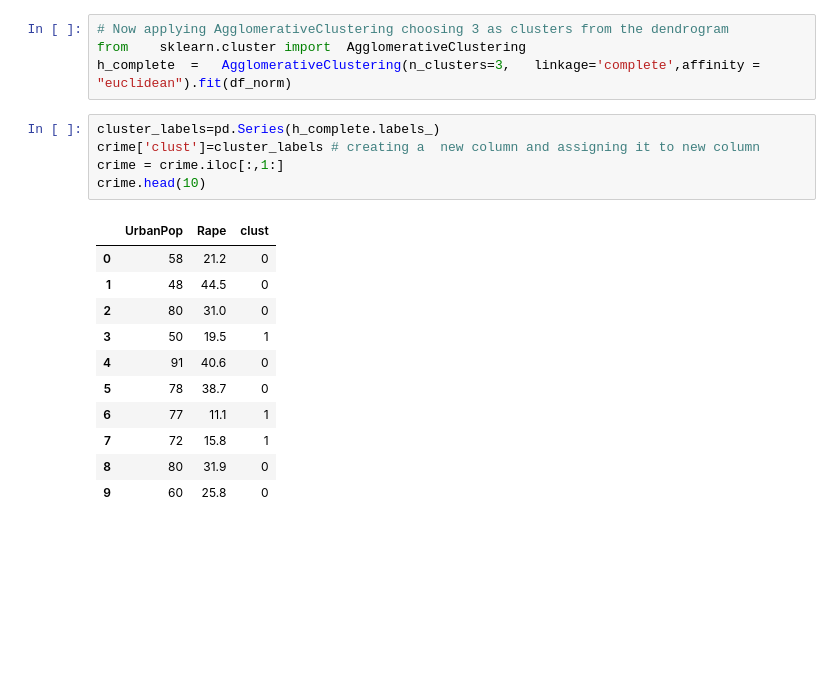
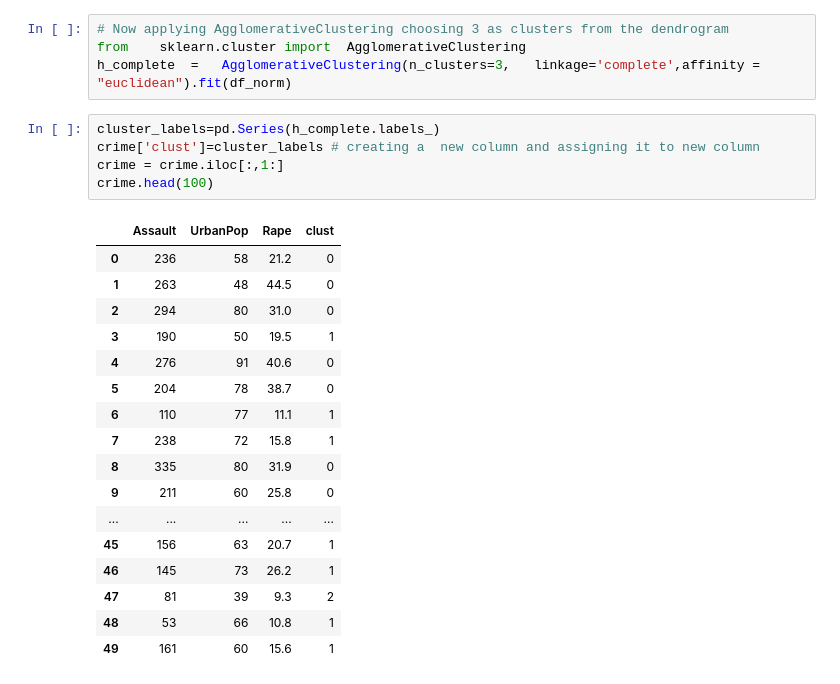
Before and after one commit to AadityaRathod97/Clustering, a Jupyter notebook: crime_data solution.ipynb, the cells around one changed output. Cells and saved outputs as stored; diff of their text form; blank space fills up the shorter version.

Commit message:
Clustering

```diff
--- a/crime_data solution.ipynb
+++ b/crime_data solution.ipynb
@@ -110,17 +110,23 @@ h_complete	=	AgglomerativeClustering(n_clusters=3,	linkage='complete',affinity =
 # %%
 cluster_labels=pd.Series(h_complete.labels_)
 crime['clust']=cluster_labels # creating a  new column and assigning it to new column
 crime = crime.iloc[:,1:]
-crime.head(10)
+crime.head(100)
 # %% [output]
-|  | UrbanPop | Rape | clust |
-| 0 | 58 | 21.2 | 0 |
-| 1 | 48 | 44.5 | 0 |
-| 2 | 80 | 31.0 | 0 |
-| 3 | 50 | 19.5 | 1 |
-| 4 | 91 | 40.6 | 0 |
-| 5 | 78 | 38.7 | 0 |
-| 6 | 77 | 11.1 | 1 |
-| 7 | 72 | 15.8 | 1 |
-| 8 | 80 | 31.9 | 0 |
-| 9 | 60 | 25.8 | 0 |
+|  | Assault | UrbanPop | Rape | clust |
+| 0 | 236 | 58 | 21.2 | 0 |
+| 1 | 263 | 48 | 44.5 | 0 |
+| 2 | 294 | 80 | 31.0 | 0 |
+| 3 | 190 | 50 | 19.5 | 1 |
+| 4 | 276 | 91 | 40.6 | 0 |
+| 5 | 204 | 78 | 38.7 | 0 |
+| 6 | 110 | 77 | 11.1 | 1 |
+| 7 | 238 | 72 | 15.8 | 1 |
+| 8 | 335 | 80 | 31.9 | 0 |
+| 9 | 211 | 60 | 25.8 | 0 |
+| ... | ... | ... | ... | ... |
+| 45 | 156 | 63 | 20.7 | 1 |
+| 46 | 145 | 73 | 26.2 | 1 |
+| 47 | 81 | 39 | 9.3 | 2 |
+| 48 | 53 | 66 | 10.8 | 1 |
+| 49 | 161 | 60 | 15.6 | 1 |
```
Also changed, not shown: parts of 3 cells of this notebook, 4 other files.
